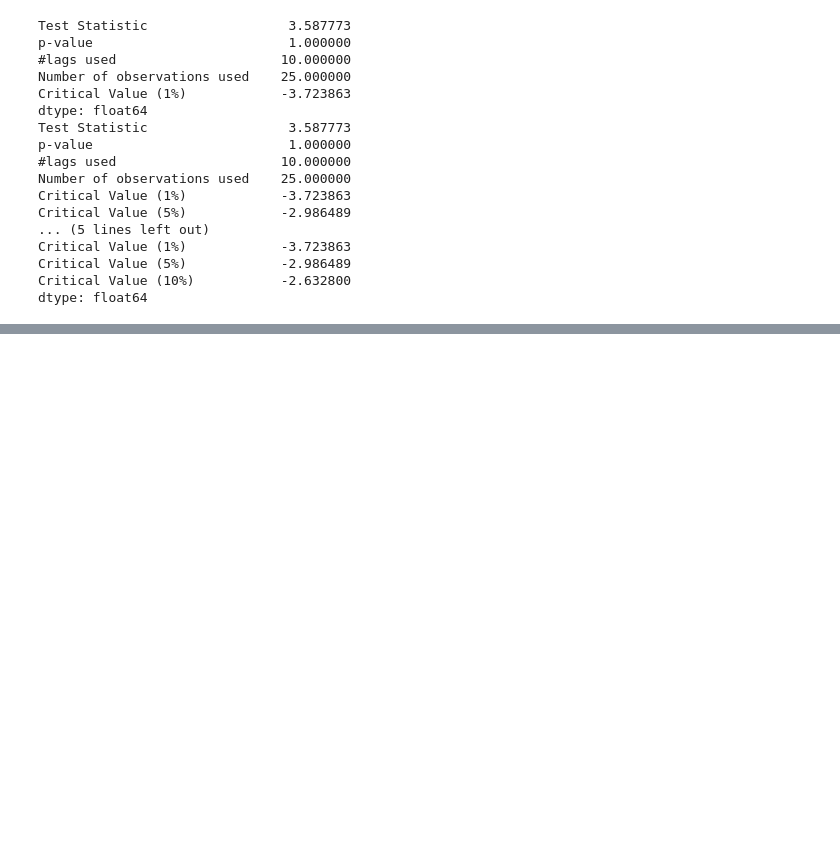
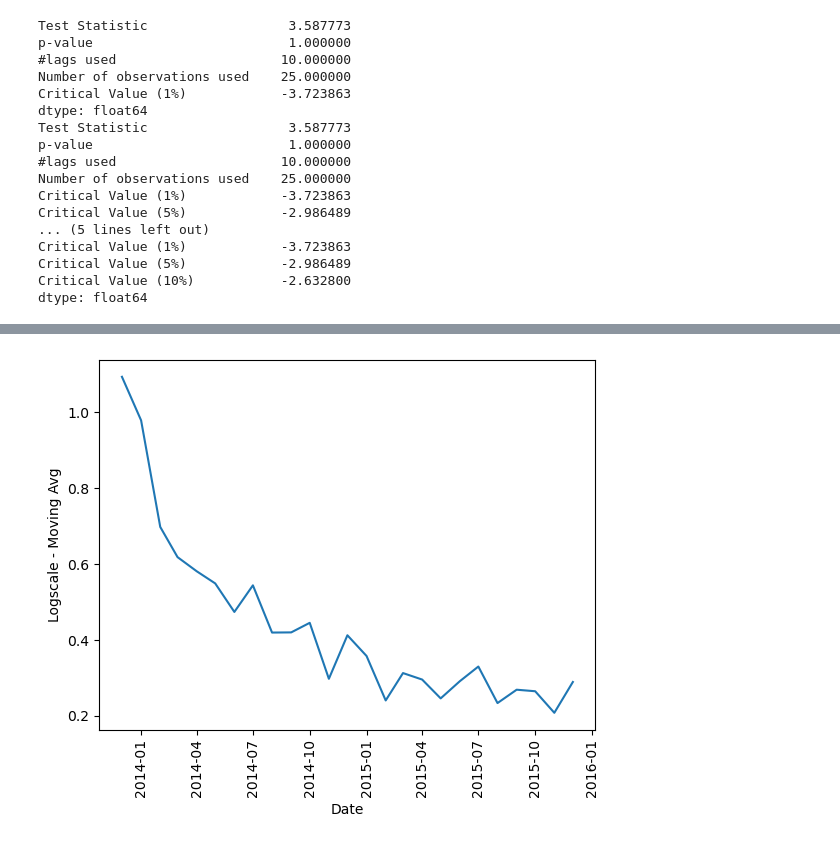
Before and after one commit to Josh7958/DataPortfolio, a Jupyter notebook: Forecasting Time series data.ipynb, the cells around one changed output, grey strips where cells are left out. Saved outputs shown, nothing was run; the diff lists cells and outputs as text; code cells hidden in the pictures; blank space fills up the shorter version.

```diff
--- a/Forecasting Time series data.ipynb
+++ b/Forecasting Time series data.ipynb
@@ -113,0 +136,12 @@ dtype: float64
+# %%
+logscale_minus_Moving_log_avg = Train_data_logscale - Moving_log_avg
+plt.plot(Train_data_logscale_minus_Moving_log_avg)
+plt.xlabel('Date')
+plt.ylabel('Logscale - Moving Avg')
+plt.xticks(rotation=90)
+
+logscale_minus_Moving_log_avg.dropna(inplace=True)
+
+plt.show()
+# %% [output]
+[figure, added]
```
Also changed, not shown: parts of 12 cells of this notebook.
